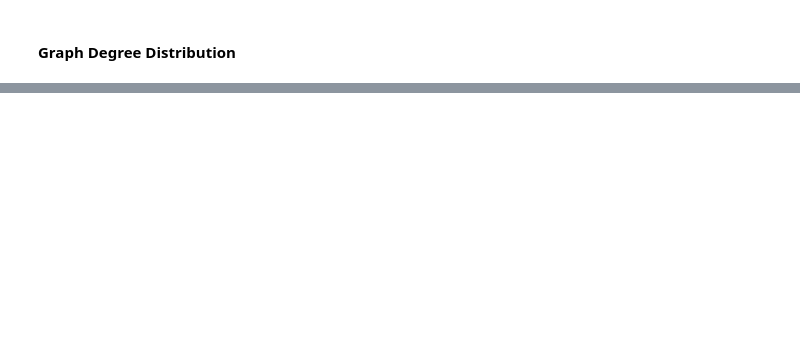
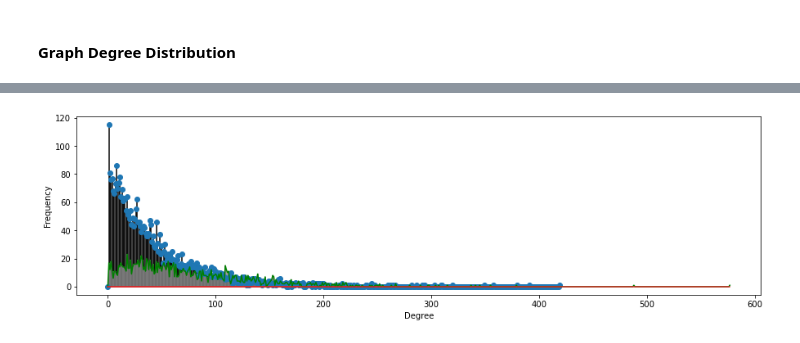
Before and after one commit to metinmertakcay/GT_Final, a Jupyter notebook: GraphTheoryFinal.ipynb, the cells around one changed output, grey strips where cells are left out. Saved outputs shown, nothing was run; the diff lists cells and outputs as text; code cells hidden in the pictures; blank space fills up the shorter version.

```diff
--- a/GraphTheoryFinal.ipynb
+++ b/GraphTheoryFinal.ipynb
@@ -88,2 +95,15 @@ def plot_degree_dist(G, ax, title):
+# %%
+# This function is used to plot degree distribution
+# G1: Graph1
+# G2: Graph2
+# ax: for show
+# title: title of the degree distribution
+def plot_degree_dist_overlay(G1, G2, ax, title):
+    dfreq1 = np.array(nx.degree_histogram(G1)).astype('float')
+    dfreq2 = np.array(nx.degree_histogram(G2)).astype('float')
+    ax.stem(dfreq1, linefmt ='black', use_line_collection = True)
+    ax.stem(dfreq2, linefmt ='grey', markerfmt = 'green', use_line_collection = True)
+    ax.set_xlabel("Degree")
+    ax.set_ylabel("Frequency")
 # %%
 fig, (ax1, ax2) = plt.subplots(1, 2, figsize=(15, 4))
@@ -93,0 +114,5 @@ plot_degree_dist(G2, ax2, 'socfb-Swarthmore42 Graph Degree Distribution')
+# %%
+fig, ax = plt.subplots(1, 1, figsize=(15, 4))
+plot_degree_dist_overlay(G1, G2, ax, 'Graph Degree Distribution')
+# %% [output]
+[figure, added]
```
Also changed, not shown: parts of 15 cells of this notebook.
